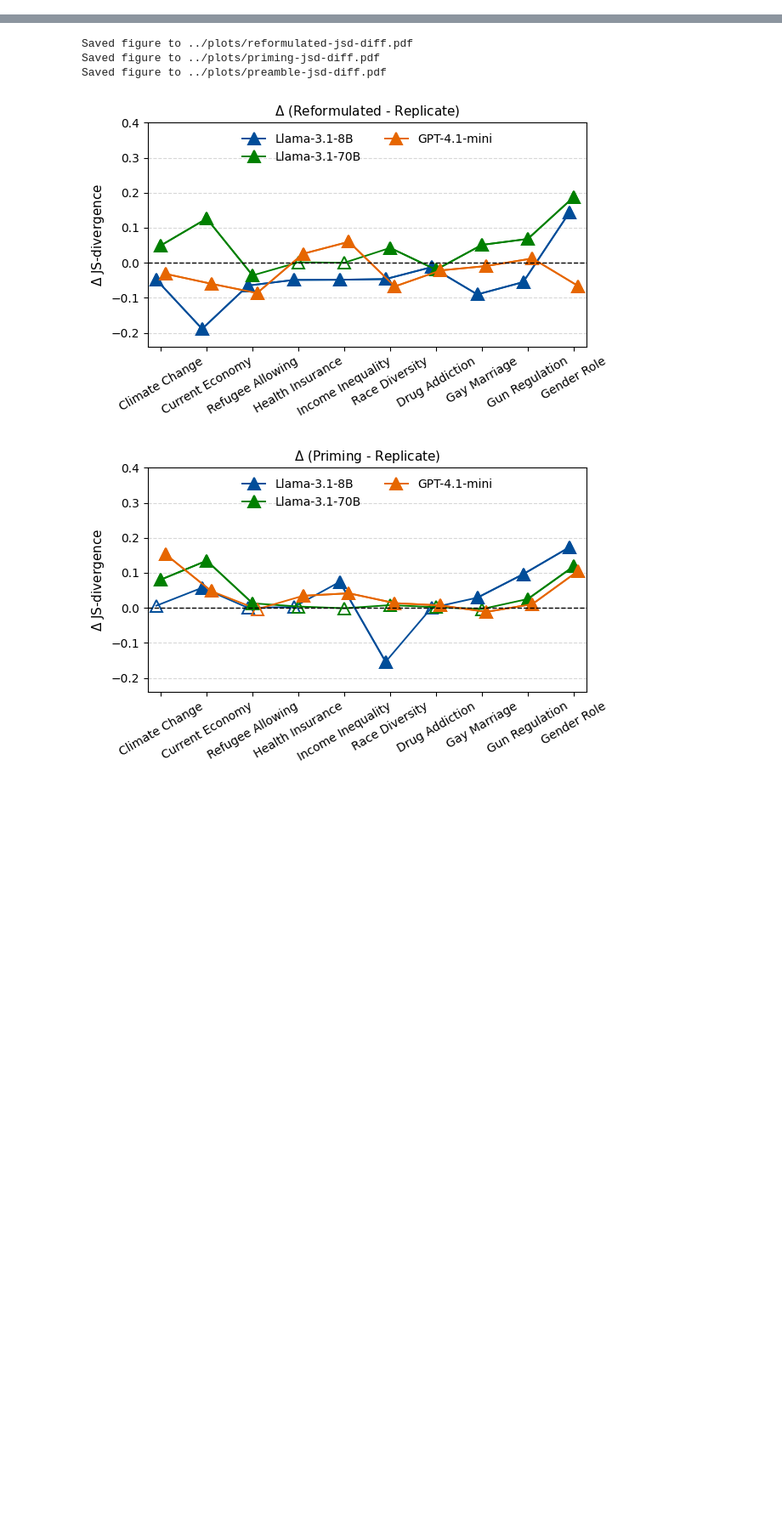
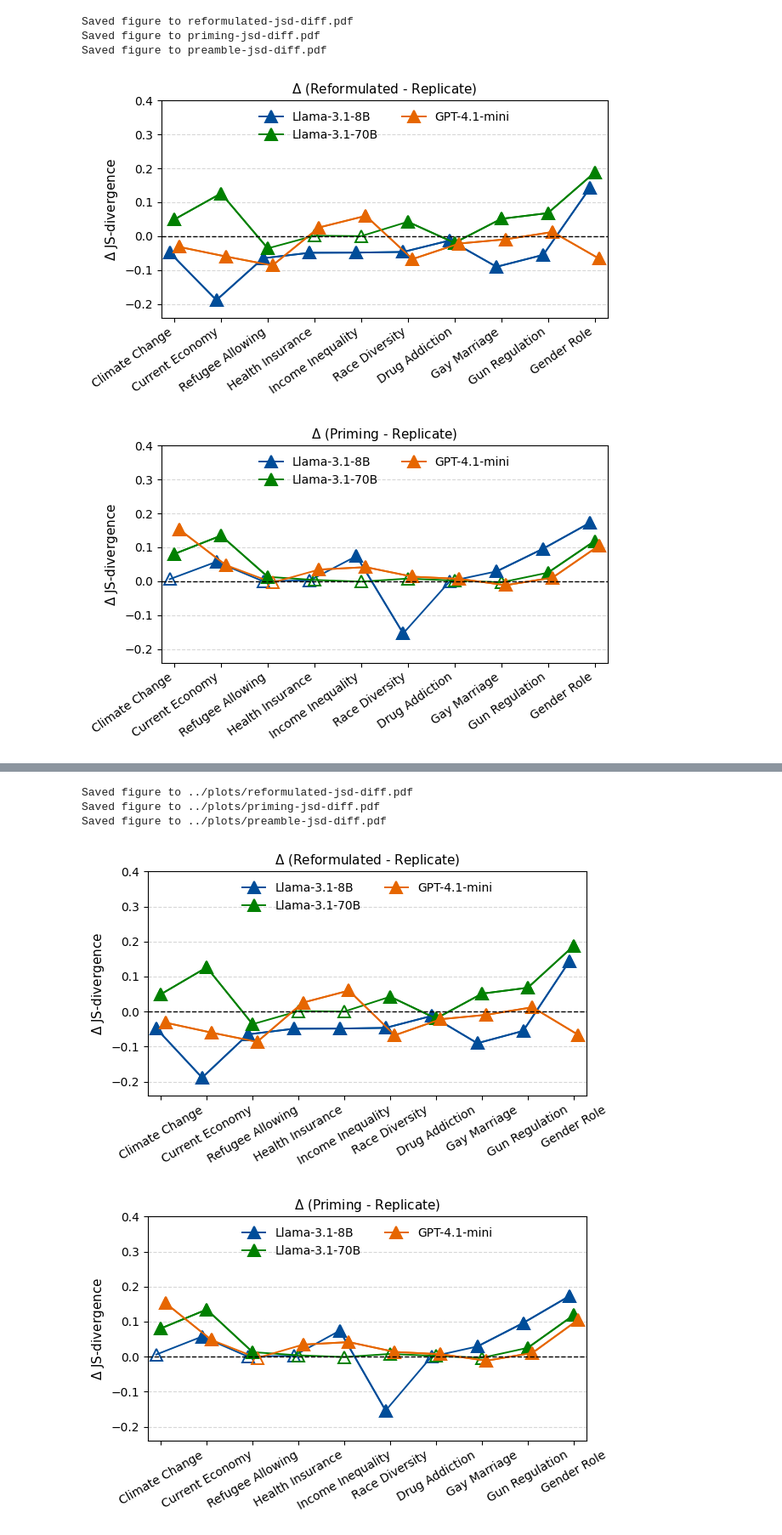
Before and after one commit to songgaojundeng/mitigating-social-desirability-bias, a Jupyter notebook: results-analysis/Condition_Effect_Analysis.ipynb, the cells around one changed output, grey strips where cells are left out. Shown at 85% size. Cells and saved outputs as stored; diff of their text form; code cells hidden in the pictures; blank space fills up the shorter version.

```diff
--- a/results-analysis/Condition_Effect_Analysis.ipynb
+++ b/results-analysis/Condition_Effect_Analysis.ipynb
@@ -208,7 +208,7 @@ def plot_diff_JSD_by_condition(jsd_results1, jsd_results2, jsd_results3, label1,
     fig, ax1 = plt.subplots(figsize=(6.4, 4))
 
     ax1.set_xticks(x)
-    ax1.set_xticklabels(categories, rotation=30, ha='center')
+    ax1.set_xticklabels(categories, rotation=35, ha='right')
     linewidth_value = 1.4
     markeredgewidth_value = 1.4
     ax1.plot(
@@ -319,3 +319,19 @@ def plot_diff_JSD_by_condition(jsd_results1, jsd_results2, jsd_results3, label1,
             dpi=300                  # high quality
         )
         print(f"Saved figure to {output_path}")
+# %%
+
+plot_diff_JSD_by_condition(diff_reformulated_vs_replicate_llama8b, diff_reformulated_vs_replicate_llama70b, diff_reformulated_vs_replicate_gpt41,
+                           'Llama-3.1-8B', 'Llama-3.1-70B', "GPT-4.1-mini", 'reformulated-jsd-diff.pdf', '(Reformulated - Replicate)')
+
+plot_diff_JSD_by_condition(diff_priming_vs_replicate_llama8b, diff_priming_vs_replicate_llama70b, diff_priming_vs_replicate_gpt41,
+                           'Llama-3.1-8B', 'Llama-3.1-70B', "GPT-4.1-mini", 'priming-jsd-diff.pdf', '(Priming - Replicate)')
+
+plot_diff_JSD_by_condition(diff_preamble_vs_replicate_llama8b, diff_preamble_vs_replicate_llama70b, diff_preamble_vs_replicate_gpt41,
+                           'Llama-3.1-8B', 'Llama-3.1-70B', "GPT-4.1-mini", 'preamble-jsd-diff.pdf', '(Preamble - Replicate)')
+# %% [output]
+Saved figure to reformulated-jsd-diff.pdf
+Saved figure to priming-jsd-diff.pdf
+Saved figure to preamble-jsd-diff.pdf
+[figure, added]
+[figure, added]
```
Also changed, not shown: parts of 3 cells of this notebook, 1 other file.
